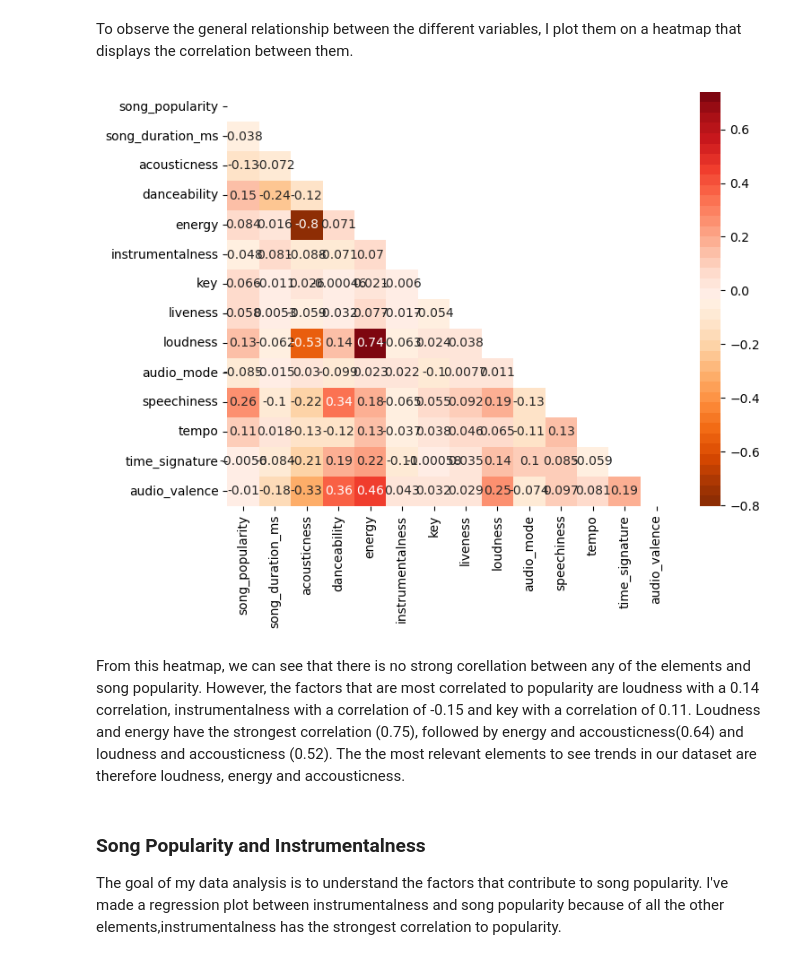
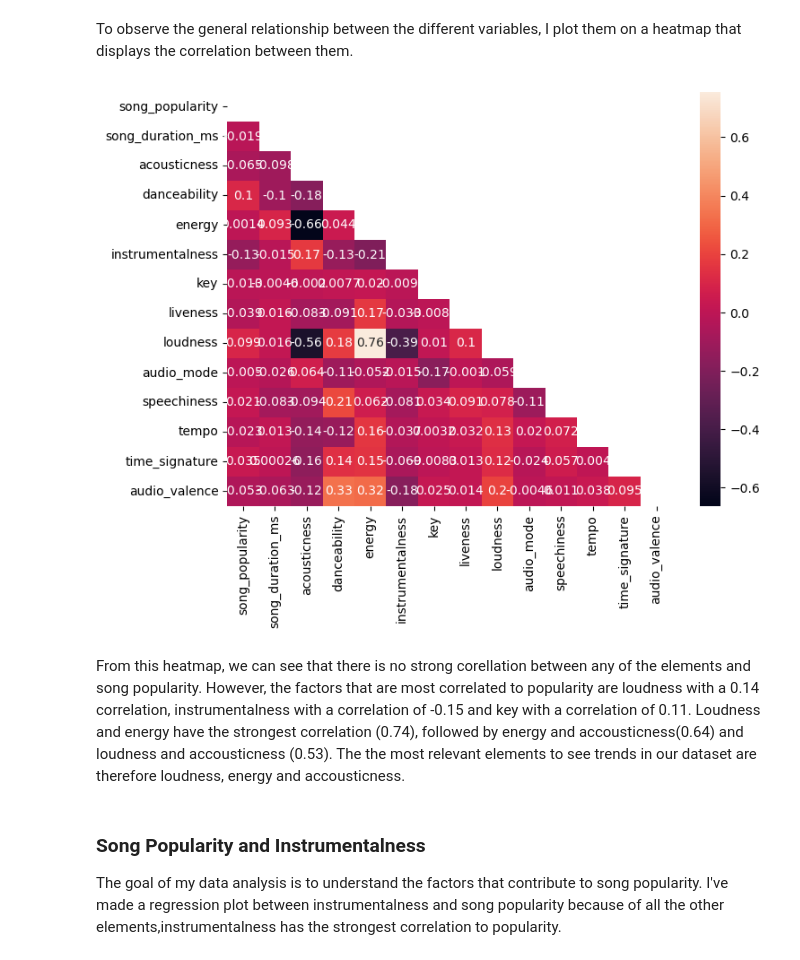
Before and after one commit to ubco-W2022T2-data301/project-group-group48, a Jupyter notebook: analysis/analysis3_.ipynb, the cells around one changed output. Drawn from its saved outputs; the diff is of its cells as text; code cells hidden in the pictures.

```diff
--- a/analysis/analysis3_.ipynb
+++ b/analysis/analysis3_.ipynb
@@ -92,18 +92,17 @@ As we can see, the elements with the most variation are song duration, loundness
 # %% [markdown]
 To observe the general relationship between the different variables, I plot them on a heatmap that displays the correlation between them.
 # %%
-corr = songdata_cleaned.corr(numeric_only=True)
+corr = songdata.corr(numeric_only=True)
 mask = np.triu(np.ones_like(corr, dtype=bool))
 plt.figure(figsize=(8,6))
 sns.heatmap(corr,
             xticklabels=corr.columns,
             yticklabels=corr.columns,
             annot=True,
-            cmap=custom_palette,
             mask=mask)
 plt.yticks(rotation=0)
 plt.show()
 # %% [output]
-[figure, old version]
+[figure, new version]
 # %% [markdown]
-From this heatmap, we can see that there is no strong corellation between any of the elements and song popularity. However, the factors that are most correlated to popularity are loudness with a 0.14 correlation, instrumentalness with a correlation of -0.15 and key with a correlation of 0.11. Loudness and energy have the strongest correlation (0.75),  followed by energy and accousticness(0.64) and loudness and accousticness (0.52). The the most relevant elements to see trends in our dataset are therefore loudness, energy and accousticness.
+From this heatmap, we can see that there is no strong corellation between any of the elements and song popularity. However, the factors that are most correlated to popularity are loudness with a 0.14 correlation, instrumentalness with a correlation of -0.15 and key with a correlation of 0.11. Loudness and energy have the strongest correlation (0.74),  followed by energy and accousticness(0.64) and loudness and accousticness (0.53). The the most relevant elements to see trends in our dataset are therefore loudness, energy and accousticness.
```
Also changed, not shown: parts of 29 cells of this notebook, 8 other files.
